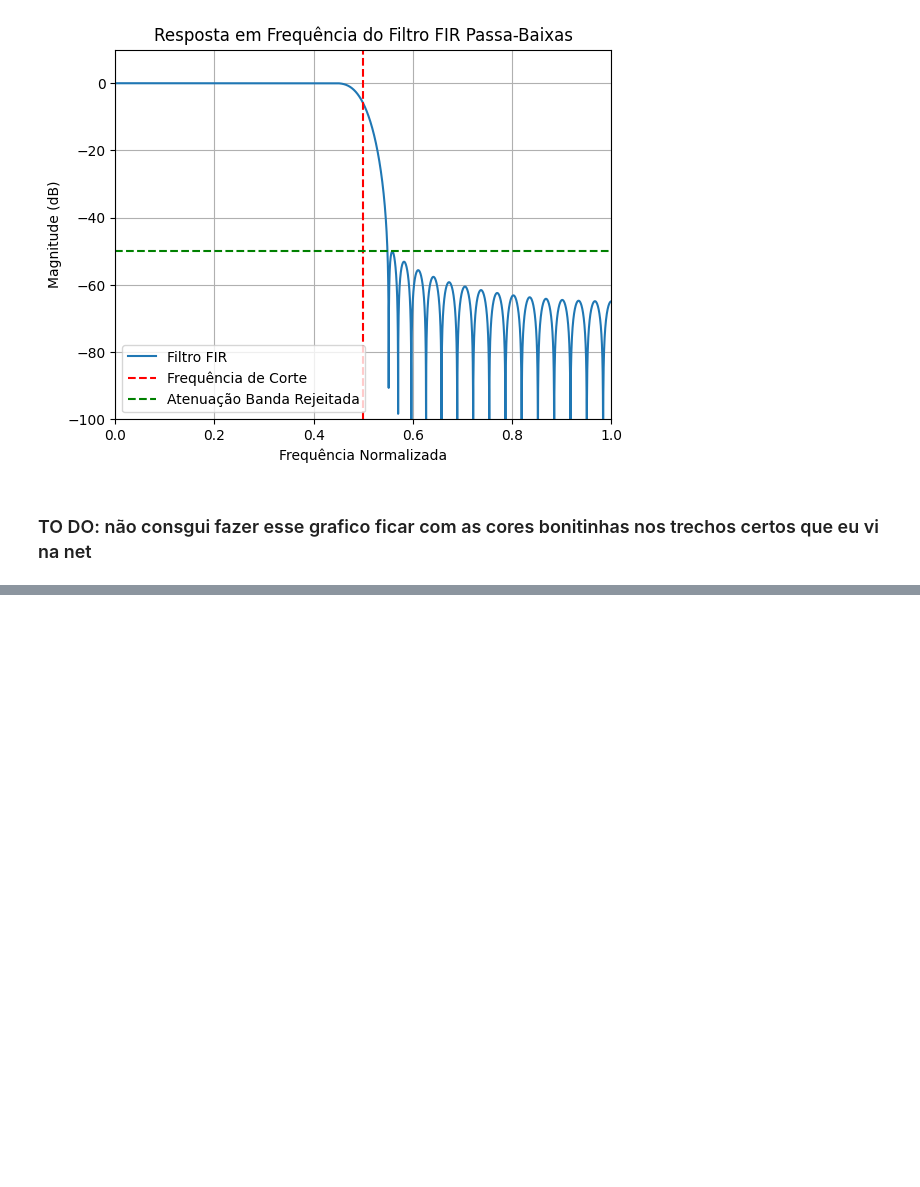
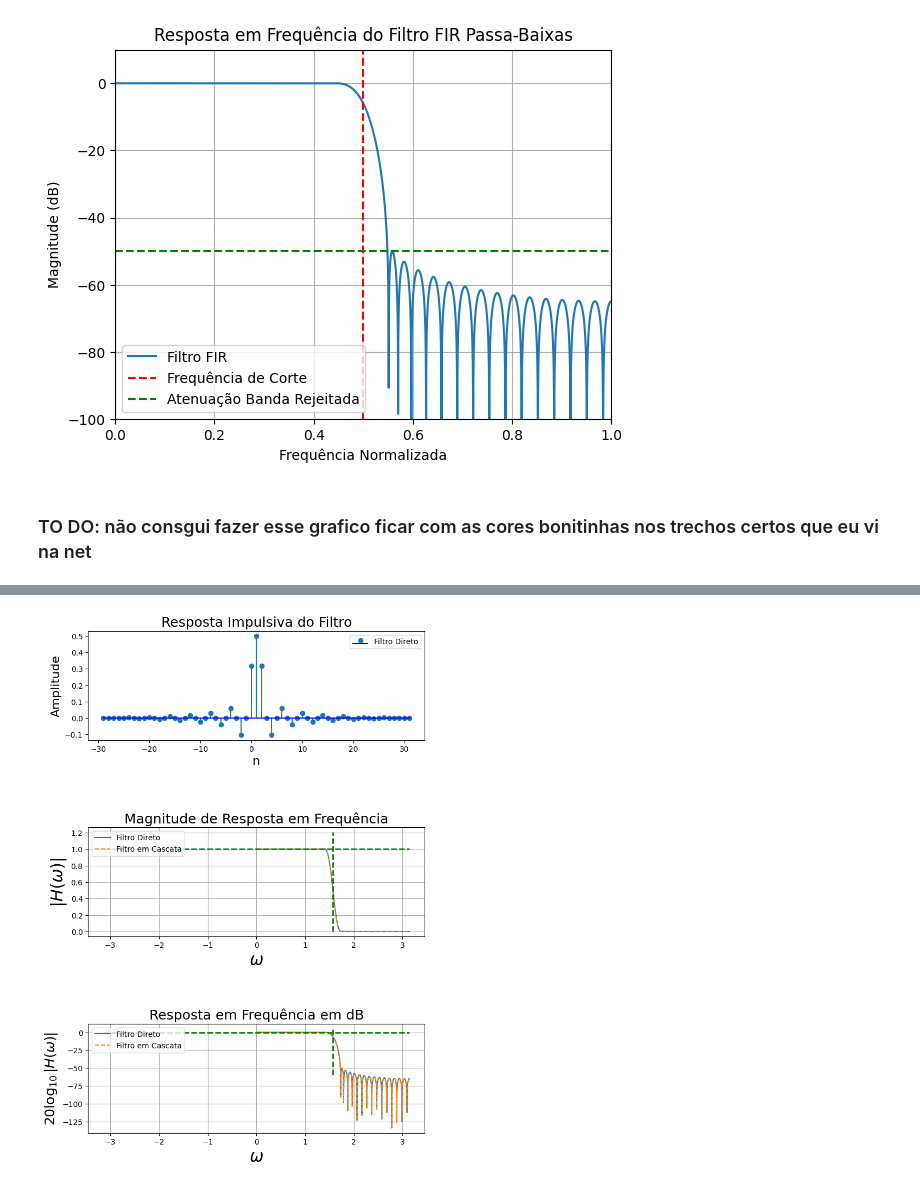
Before and after one commit to IvonLuiz/FIR_Filter_WindowMethod, a Jupyter notebook: notebook/FIR.ipynb, the cells around one changed output, grey strips where cells are left out. Drawn from its saved outputs; the diff is of its cells as text; code cells hidden in the pictures; blank space fills up the shorter version.

```diff
--- a/notebook/FIR.ipynb
+++ b/notebook/FIR.ipynb
@@ -263,0 +268,40 @@ Z
+# %%
+# Plotando os gráficos
+fig, axs = plt.subplots(3, 1, figsize=(8, 12))
+plt.subplots_adjust(hspace=0.8)
+
+# Resposta impulsiva do filtro
+ax = axs[0]
+ax.stem(n - (M - 1) // 2, h, basefmt='b-', label='Filtro Direto')
+ax.set_xlabel("n", fontsize=16)
+ax.set_ylabel("Amplitude", fontsize=16)
+ax.set_title("Resposta Impulsiva do Filtro", fontsize=18)
+ax.legend()
+
+# Magnitude da resposta em frequência
+ax = axs[1]
+ax.plot(w * np.pi, abs(H), label='Filtro Direto')
+ax.plot(w_cascade * np.pi, abs(H_cascade), label='Filtro em Cascata', linestyle='--')
+ax.vlines([wc], 0, 1.2 * max(np.max(abs(H)), np.max(abs(H_cascade))), color='g', lw=2., linestyle='--')
+ax.hlines(1, -np.pi, np.pi, color='g', lw=2., linestyle='--')
+ax.set_xlabel(r"$\omega$", fontsize=22)
+ax.set_ylabel(r"$|H(\omega)|$", fontsize=22)
+ax.set_title("Magnitude de Resposta em Frequência", fontsize=18)
+ax.grid()
+ax.legend()
+
+# Resposta em frequência em dB
+ax = axs[2]
+ax.plot(w * np.pi, 20 * np.log10(abs(H)), label='Filtro Direto')
+ax.plot(w_cascade * np.pi, 20 * np.log10(abs(H_cascade)), label='Filtro em Cascata', linestyle='--')
+ax.vlines([wc], -60, 5, color='g', lw=2., linestyle='--')
+ax.hlines(0, -np.pi, np.pi, color='g', lw=2., linestyle='--')
+ax.set_xlabel(r"$\omega$", fontsize=22)
+ax.set_ylabel(r"$20\log_{10}|H(\omega)|$", fontsize=18)
+ax.set_title("Resposta em Frequência em dB", fontsize=18)
+ax.grid()
+ax.legend()
+
+plt.show()
+# %% [output]
+[figure, added]
```
Also changed, not shown: parts of 13 cells of this notebook, 1 other file.
